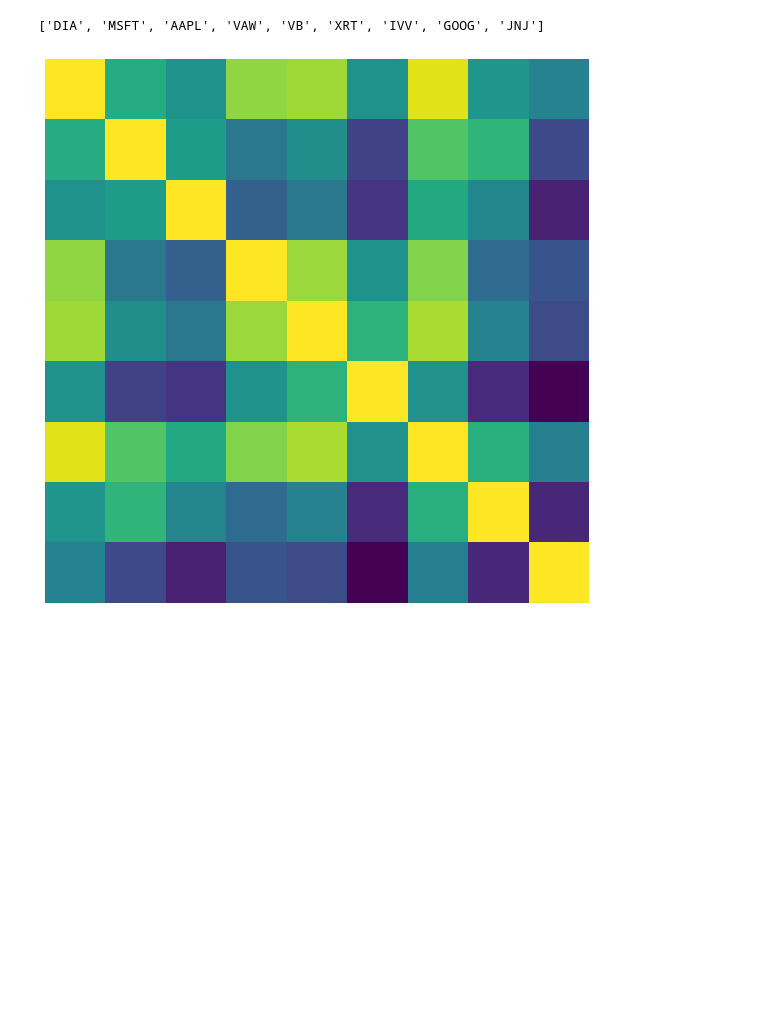
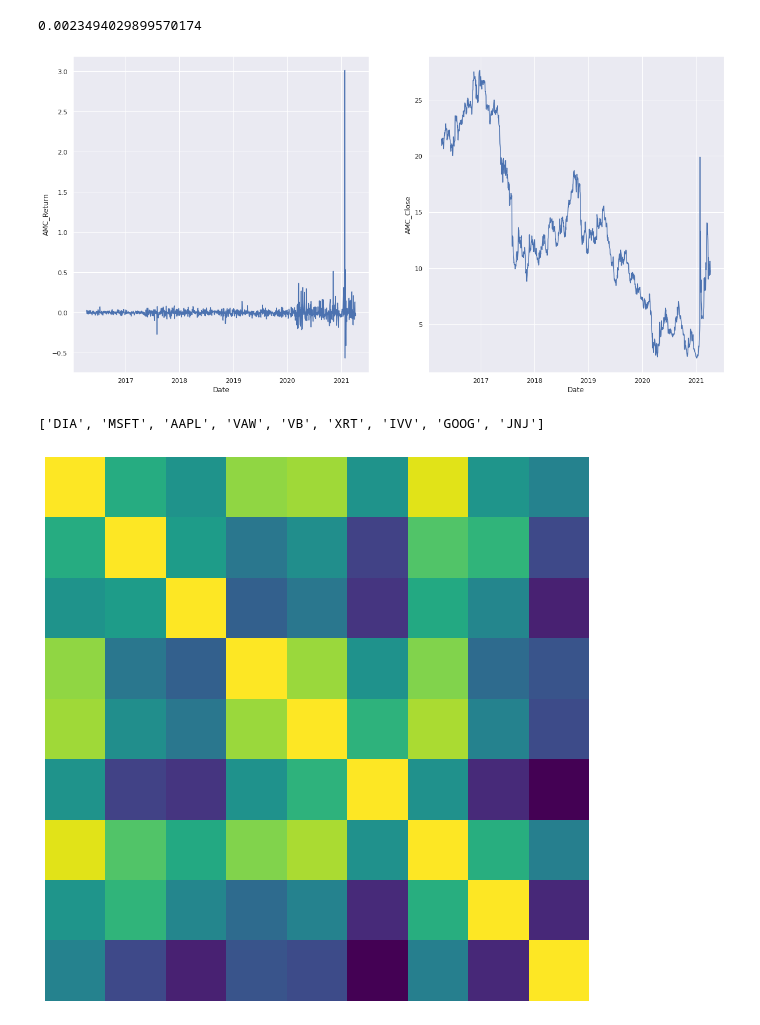
Before and after one commit to jmf1sh/jmf1sh.github.io, a Jupyter notebook: notebooks/2021-04-08-portfolio.ipynb, the cells around one changed output. Cells and saved outputs as stored; diff of their text form; code cells hidden in the pictures; blank space fills up the shorter version.

```diff
--- a/notebooks/2021-04-08-portfolio.ipynb
+++ b/notebooks/2021-04-08-portfolio.ipynb
@@ -54,3 +54,14 @@ df
+# %%
+print(df.AMC_Return.mean())
+plt.figure(figsize=(20,10))
+plt.subplot(1, 2, 1)
+sns.lineplot(x=df.index, y=df.AMC_Return)
+plt.subplot(1, 2, 2)
+sns.lineplot(x=df.index, y=df.AMC_Close)
+plt.show()
+# %% [output]
+0.0023494029899570174
+[figure, added]
 # %%
 def sample(symbols, df, nsample):
     n = len(symbols)
```
Also changed, not shown: parts of 1 cell of this notebook.
